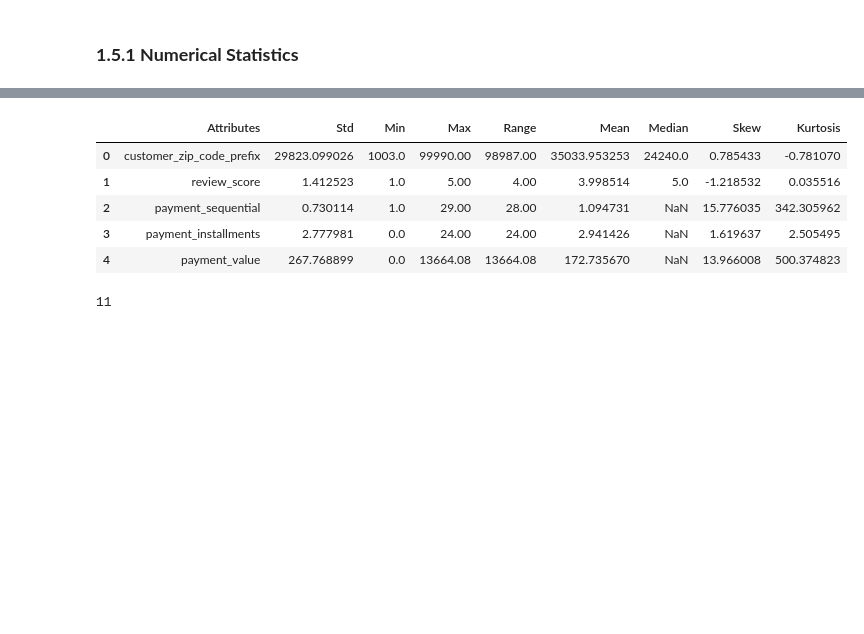
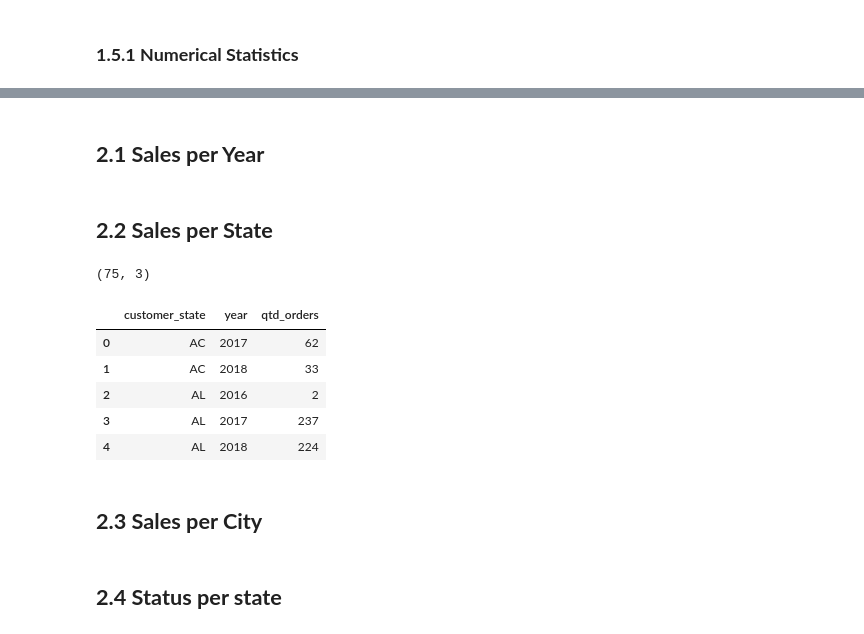
Before and after one commit to joaovictordesouzaduarte/capacitacao_limfie, a Jupyter notebook: codigo/explory_data.ipynb, the cells around one changed output, grey strips where cells are left out. Saved outputs shown, nothing was run; the diff lists cells and outputs as text; code cells hidden in the pictures; blank space fills up the shorter version.

```diff
--- a/codigo/explory_data.ipynb
+++ b/codigo/explory_data.ipynb
@@ -11,14 +15,14 @@ from sqlalchemy.sql.expression import false
 ## **0.1 Load Dataset**
 # %%
 #create a connection
-db = create_engine ('sqlite:///C:\\Users\\victo\\Music\\Projetos\\capacitacao_limfie\\codigo\\data\\raw\\db_olist.sqlite', echo = False)
+db = create_engine ('sqlite:///C:\\Users\\victo\\Music\\Projetos\\db_olist.sqlite', echo = False)
 conn = db.connect()
 
 
 #Query
 df_qry = """
     SELECT *
-    FROM customer c
+    FROM customers c
     left join orders o on o.customer_id  = c.customer_id
     left join order_review or2 on o.order_id  = or2.order_id
     left join payments p  on p.order_id = o.order_id
@@ -158,0 +165,7 @@ m
+# %%
+df1['order_purchase_timestamp'] = pd.to_datetime(df1['order_purchase_timestamp'])
+df1['year'] = df1['order_purchase_timestamp'].dt.year
+df1['month'] = df1['order_purchase_timestamp'].dt.month
+df1['hour'] = df1['order_purchase_timestamp'].dt.hour
+df1['week'] = df1['order_purchase_timestamp'].dt.week
+df1['dayofweek'] = df1['order_purchase_timestamp'].dt.day_name()
@@ -158,0 +176,4 @@ m
+# %%
+df2 = df1.copy()
+# %% [markdown]
+## **2.1 Sales per Year**
@@ -159,13 +187,18 @@ m
+# %% [markdown]
+## **2.2 Sales per State**
+# %%
+df2_aux2 = df2[['order_approved_at', 'customer_state', 'year']].groupby(['customer_state', 'year']).count().reset_index().rename(columns={'order_approved_at': 'qtd_orders'})
+df2_aux2.shape
+# %% [output]
+(75, 3)
 # %%
-m.head()
+df2_aux2.head()
 # %% [output]
-|  | Attributes | Std | Min | Max | Range | Mean | Median | Skew | Kurtosis |
-| 0 | customer_zip_code_prefix | 29823.099026 | 1003.0 | 99990.00 | 98987.00 | 35033.953253 | 24240.0 | 0.785433 | -0.781070 |
-| 1 | review_score | 1.412523 | 1.0 | 5.00 | 4.00 | 3.998514 | 5.0 | -1.218532 | 0.035516 |
-| 2 | payment_sequential | 0.730114 | 1.0 | 29.00 | 28.00 | 1.094731 | NaN | 15.776035 | 342.305962 |
-| 3 | payment_installments | 2.777981 | 0.0 | 24.00 | 24.00 | 2.941426 | NaN | 1.619637 | 2.505495 |
-| 4 | payment_value | 267.768899 | 0.0 | 13664.08 | 13664.08 | 172.735670 | NaN | 13.966008 | 500.374823 |
+|  | customer_state | year | qtd_orders |
+| 0 | AC | 2017 | 62 |
+| 1 | AC | 2018 | 33 |
+| 2 | AL | 2016 | 2 |
+| 3 | AL | 2017 | 237 |
+| 4 | AL | 2018 | 224 |
-# %%
-print('11')
-# %% [output]
-11
+# %% [markdown]
+## **2.3 Sales per City**
@@ -171,0 +209,2 @@ print('11')
+# %% [markdown]
+## **2.4 Status per state**
```
Also changed, not shown: parts of 12 cells of this notebook.
